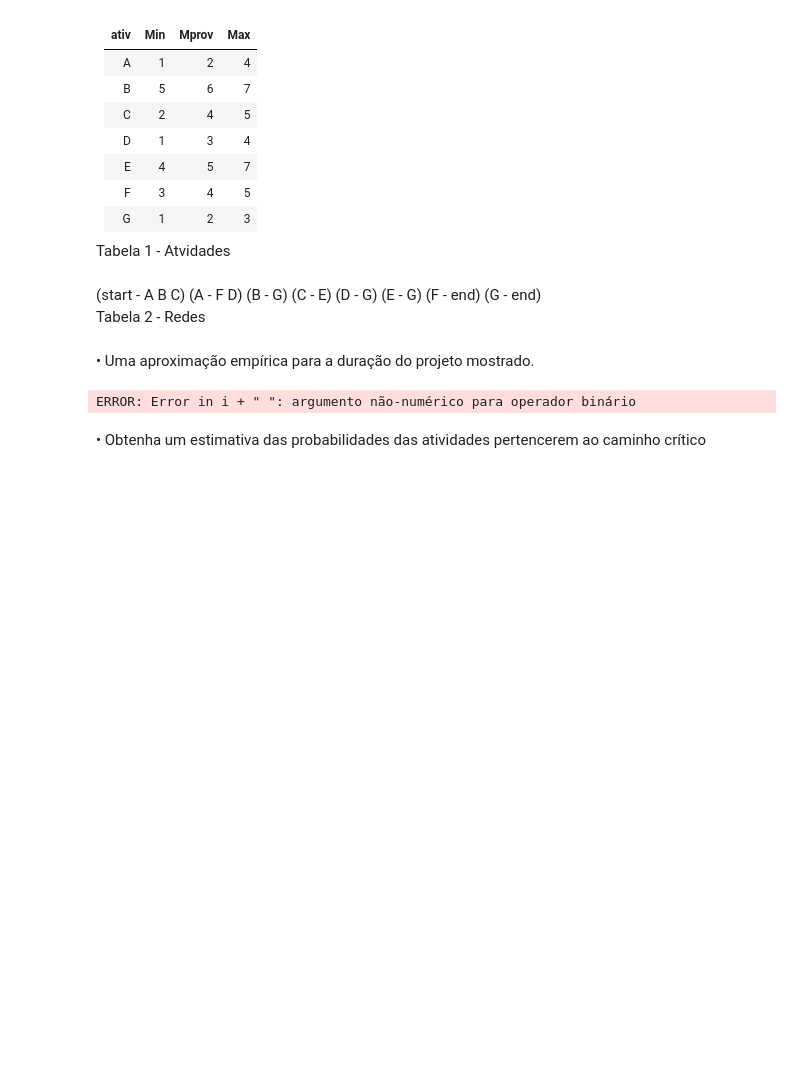
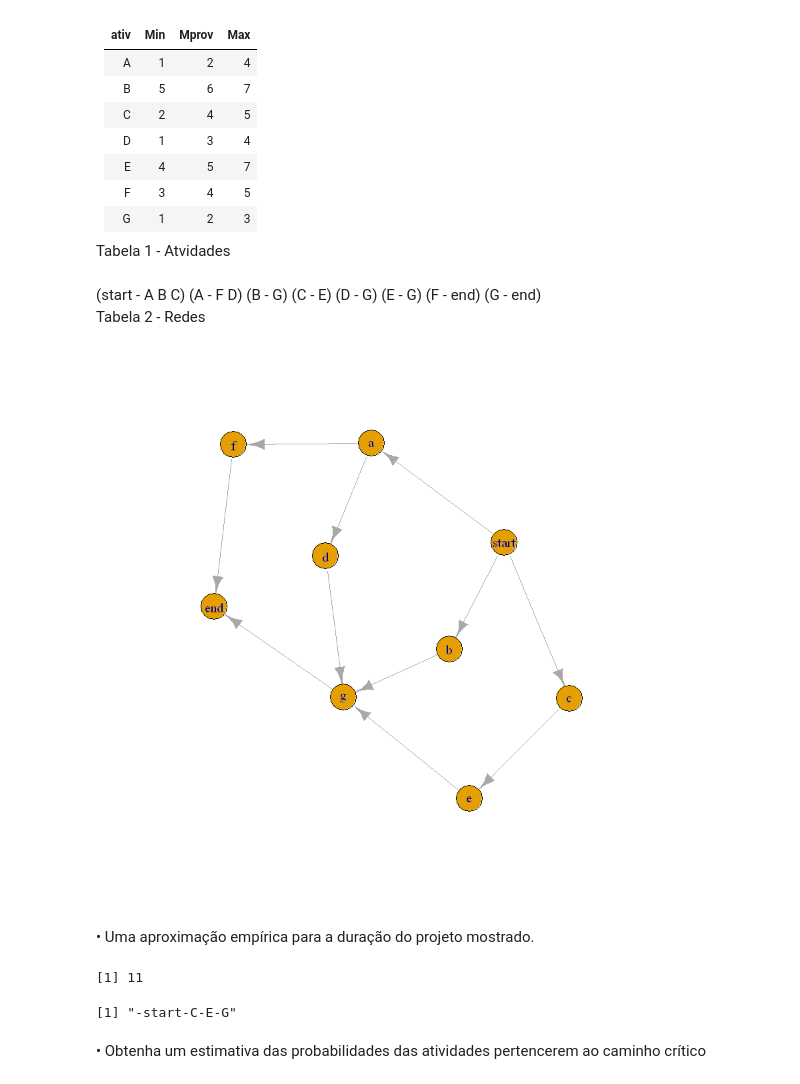
Before and after one commit to lfkopp/PPGI, a Jupyter notebook: ANALISE-RISCO/lista_5/lista_5.ipynb, the cells around one changed output. Saved outputs shown, nothing was run; the diff lists cells and outputs as text; code cells hidden in the pictures; blank space fills up the shorter version.

```diff
--- a/ANALISE-RISCO/lista_5/lista_5.ipynb
+++ b/ANALISE-RISCO/lista_5/lista_5.ipynb
@@ -31,25 +47,11 @@ Tabela 1 - Atvidades
 (F - end)
 (G - end)
 Tabela 2 - Redes
+# %%
+g1 <- graph(edges=c('start','a', 'start','b', 'start', 'c','c','e','a','f',
+                     'a','d','f','end','g','end','b','g','e','g','d','g') )
+plot(g1)
+# %% [output]
+[figure, added]
 # %% [markdown]
 • Uma aproximação empírica para a duração do projeto mostrado.
-# %%
-duracao <- c(0,2,6,4,3,5,4,2,0)
-precedencia <- list(c(0,0,0,0,0,0,0,0,0),
-                      c(2,0,0,0,0,0,0,0,0),
-                      c(6,0,0,0,0,0,0,0,0),
-                      c(4,0,0,0,0,0,0,0,0),
-                      c(0,3,0,0,0,0,0,0,0),
-                      c(0,0,0,5,0,0,0,0,0),
-                      c(0,4,0,0,0,0,0,0,0),
-                      c(0,0,2,0,2,2,0,0,0),
-                      c(0,0,0,0,0,0,0,0,0))
-for(i in 1:9){
-    for(j in 1:9){
-        if(precedencia[[i]][j]>0){
-           print(i +" "+j,precedencia[[i]][j])
-        }
-    }
-}
-# %% [output]
-ERROR: Error in i + " ": argumento não-numérico para operador binário
@@ -56,2 +90,17 @@ ERROR: Error in i + " ": argumento não-numérico para operador binário
+# %%
+resposta_final <- c()
+caminhos <- c()
+t <- 0
+precedencia <-  list(c("start","A",2),c("start","B",6),
+                     c("start","C",4),c("A","F",4),
+                     c("A","D",3),c("B","G",2),
+                     c("C","E",5),c("D","G",2),
+                     c("E","G",2),c("F","end",0),c("G","end",0))
+simula(precedencia)
+resposta_final
+ant
+# %% [output]
+[1] 11
+[1] "-start-C-E-G"
 # %% [markdown]
 • Obtenha um estimativa das probabilidades das atividades pertencerem ao caminho crítico
```
Also changed, not shown: parts of 33 cells of this notebook, 18 other files.
